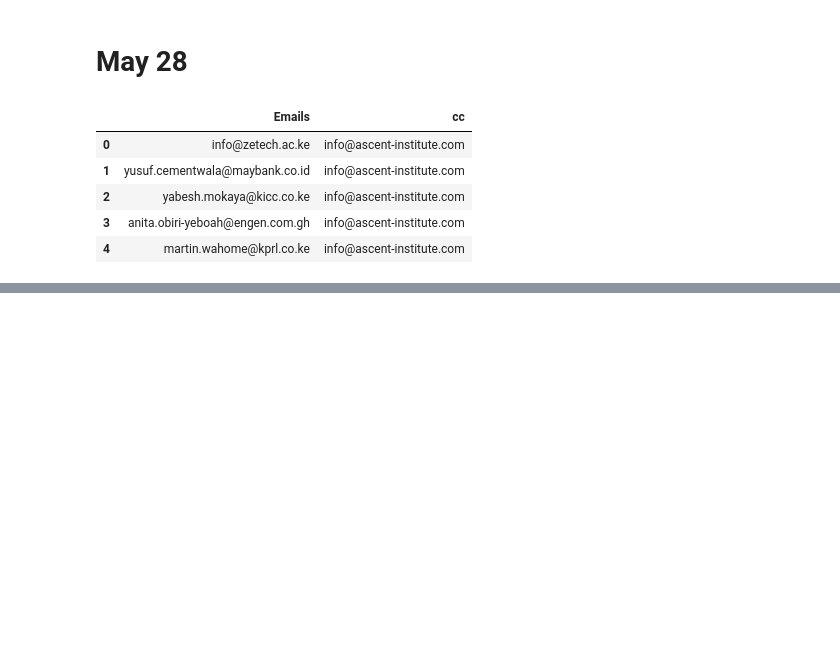
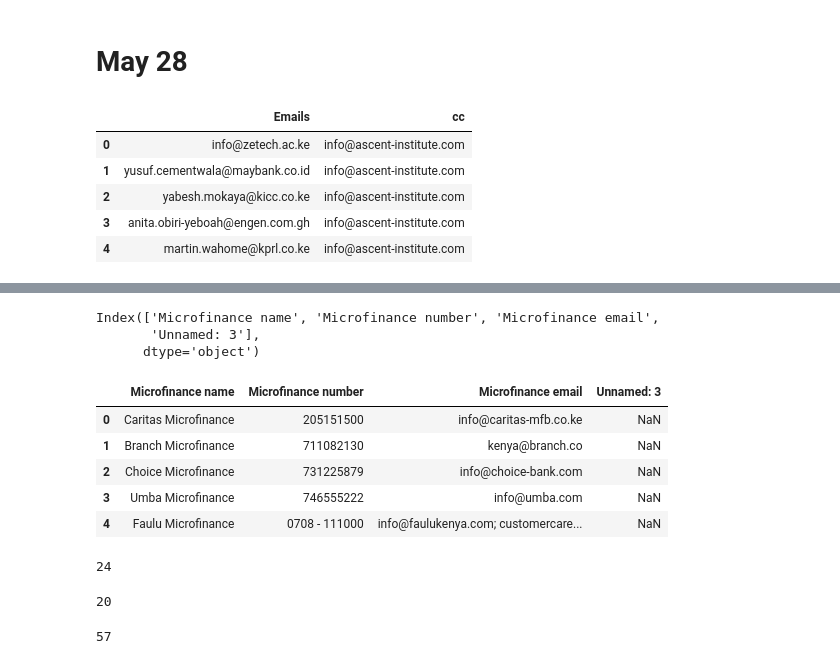
Before and after one commit to IainMosima/bulk-email-sender, a Jupyter notebook: analysis.ipynb, the cells around one changed output, grey strips where cells are left out. Drawn from its saved outputs; the diff is of its cells as text; code cells hidden in the pictures; blank space fills up the shorter version.

```diff
--- a/analysis.ipynb
+++ b/analysis.ipynb
@@ -711,0 +892,30 @@ df_school_emails.to_csv("emails/may/may-28/it_emails.csv",index=False)
+# %%
+df_may_31_microfinances.columns
+# %% [output]
+Index(['Microfinance name', 'Microfinance number', 'Microfinance email',
+       'Unnamed: 3'],
+      dtype='object')
+# %%
+df_may_31_microfinances.head()
+# %% [output]
+|  | Microfinance name | Microfinance number | Microfinance email | Unnamed: 3 |
+| 0 | Caritas Microfinance | 205151500 | info@caritas-mfb.co.ke | NaN |
+| 1 | Branch Microfinance | 711082130 | kenya@branch.co | NaN |
+| 2 | Choice Microfinance | 731225879 | info@choice-bank.com | NaN |
+| 3 | Umba Microfinance | 746555222 | info@umba.com | NaN |
+| 4 | Faulu Microfinance | 0708 - 111000 | info@faulukenya.com; customercare... | NaN |
+# %%
+len(df_may_31_microfinances["Microfinance email"].to_list())
+# %% [output]
+24
+# %%
+emails_microfinances = []
+emails_microfinances.extend(get_emails(df_may_31_microfinances["Microfinance email"].to_list()))
+len(emails_microfinances)
+# %% [output]
+20
+# %%
+emails_microfinances_and_saccos = emails_microfinances + emails_saccos
+len(emails_microfinances_and_saccos)
+# %% [output]
+57
```
Also changed, not shown: parts of 46 cells of this notebook, 5 other files.
